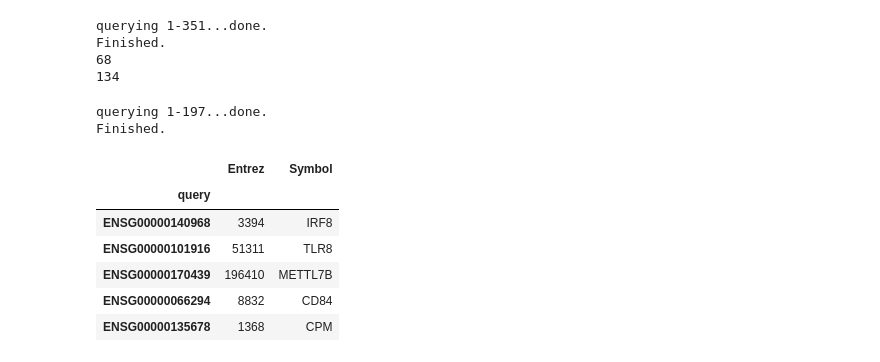
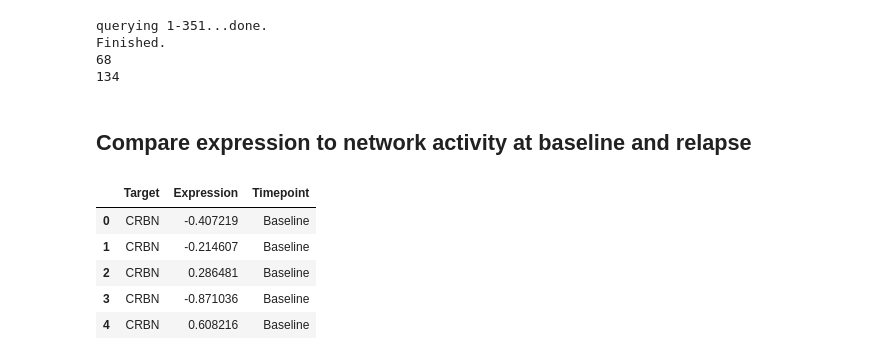
Before and after one commit to baliga-lab/miner3, a Jupyter notebook: miner/MINER_Figure_5.ipynb, the cells around one changed output. Cells and saved outputs as stored; diff of their text form; code cells hidden in the pictures.

```diff
--- a/miner/MINER_Figure_5.ipynb
+++ b/miner/MINER_Figure_5.ipynb
@@ -195,19 +204,3 @@ querying 1-351...done.
 Finished.
 68
 134
-# %%
-#Convert genes of interest to preferred identifier
-conversion = miner.gene_conversion(list(set(pr_genes[134])&set(selected_genes)))
-conversion = conversion.loc[:,['_id', 'symbol']]
-conversion.columns = ["Entrez","Symbol"]
-conversion.head()
-# %% [output]
-querying 1-197...done.
-Finished.
-|  | Entrez | Symbol |
-| query |  |  |
-| ENSG00000140968 | 3394 | IRF8 |
-| ENSG00000101916 | 51311 | TLR8 |
-| ENSG00000170439 | 196410 | METTL7B |
-| ENSG00000066294 | 8832 | CD84 |
-| ENSG00000135678 | 1368 | CPM |
@@ -213,0 +215,42 @@ Finished.
+# %% [markdown]
+## Compare expression to network activity at baseline and relapse
+# %%
+#Baseline targets
+crbn = "ENSG00000113851"
+ikzf1 = "ENSG00000185811"
+ikzf3 = "ENSG00000161405"
+nr3c1 = "ENSG00000113580"
+psmb5 = "ENSG00000100804"
+# %%
+targets = [crbn,ikzf1,ikzf3,nr3c1,psmb5]
+labels = ["CRBN","IKZF1","IKZF3","NR3C1","PSMB5"]
+timepoints = ["Baseline","Relapse"]
+
+target_list = []
+expression_list = []
+timepoint_list = []
+for timept in timepoints:
+    for t in range(len(targets)):
+        tgt = targets[t]
+        label = labels[t]
+        if timept == "Baseline":
+            tmp_exp = list(expressionData.loc[tgt,baseline_patients])
+        elif timept == "Relapse":
+            tmp_exp = list(expressionData.loc[tgt,relapse_patients])
+        tmp_tgt = [label for i in range(len(tmp_exp))]
+        tmp_timept = [timept for i in range(len(tmp_exp))]
+        target_list.extend(tmp_tgt)
+        expression_list.extend(tmp_exp)
+        timepoint_list.extend(tmp_timept)
+
+exp_data = pd.DataFrame(np.vstack([target_list,expression_list,timepoint_list]).T)
+exp_data.columns = ["Target","Expression","Timepoint"]
+exp_data['Expression'] = exp_data["Expression"].astype('float64')
+exp_data.head()
+# %% [output]
+|  | Target | Expression | Timepoint |
+| 0 | CRBN | -0.407219 | Baseline |
+| 1 | CRBN | -0.214607 | Baseline |
+| 2 | CRBN | 0.286481 | Baseline |
+| 3 | CRBN | -0.871036 | Baseline |
+| 4 | CRBN | 0.608216 | Baseline |
```
Also changed, not shown: parts of 13 cells of this notebook.
